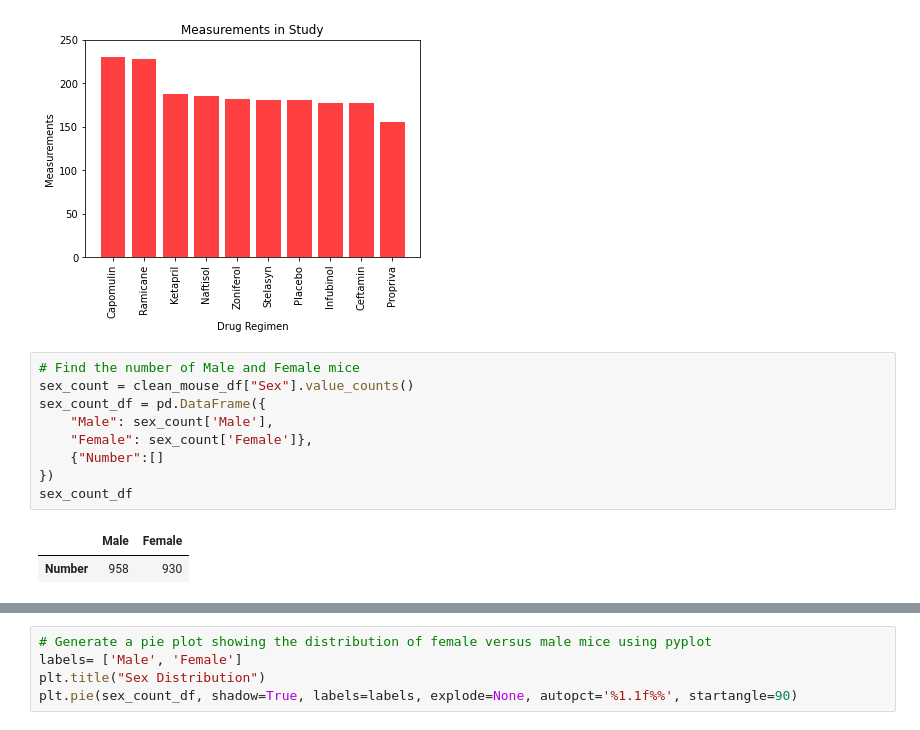
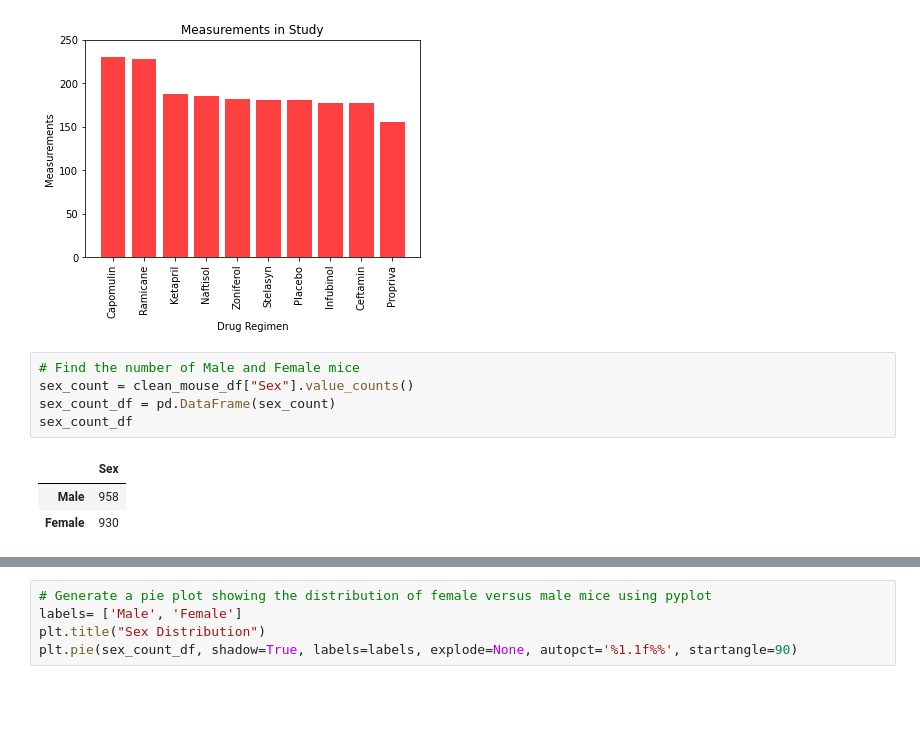
Before and after one commit to Navilongo/Pharmaceutical-Analysis-with-Python, a Jupyter notebook: pymaceuticals.ipynb, the cells around one changed output, grey strips where cells are left out. Saved outputs shown, nothing was run; the diff lists cells and outputs as text; blank space fills up the shorter version.

```diff
--- a/pymaceuticals.ipynb
+++ b/pymaceuticals.ipynb
@@ -161,14 +162,11 @@ plt.show()
 # %%
 # Find the number of Male and Female mice
 sex_count = clean_mouse_df["Sex"].value_counts()
-sex_count_df = pd.DataFrame({
-    "Male": sex_count['Male'],
-    "Female": sex_count['Female']},
-    {"Number":[]
-})
+sex_count_df = pd.DataFrame(sex_count)
 sex_count_df
 # %% [output]
-|  | Male | Female |
-| Number | 958 | 930 |
+|  | Sex |
+| Male | 958 |
+| Female | 930 |
 # %%
 # Generate a pie plot showing the distribution of female versus male mice using pandas
```
Also changed, not shown: parts of 2 cells of this notebook.
